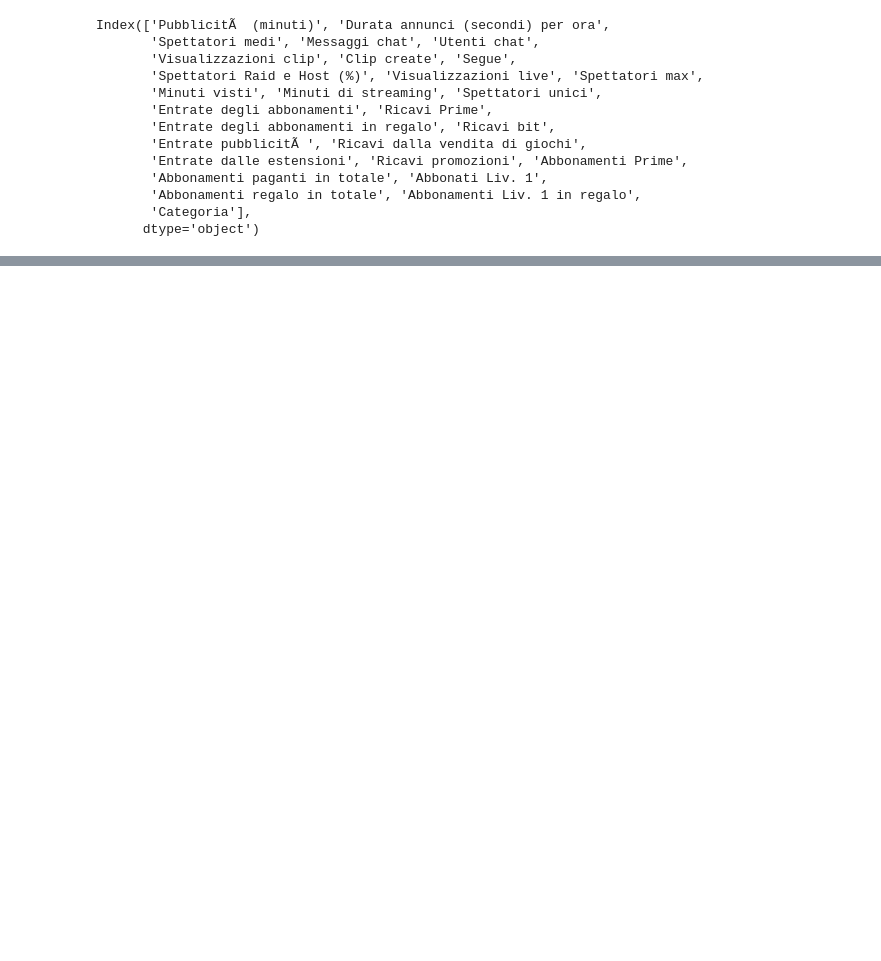
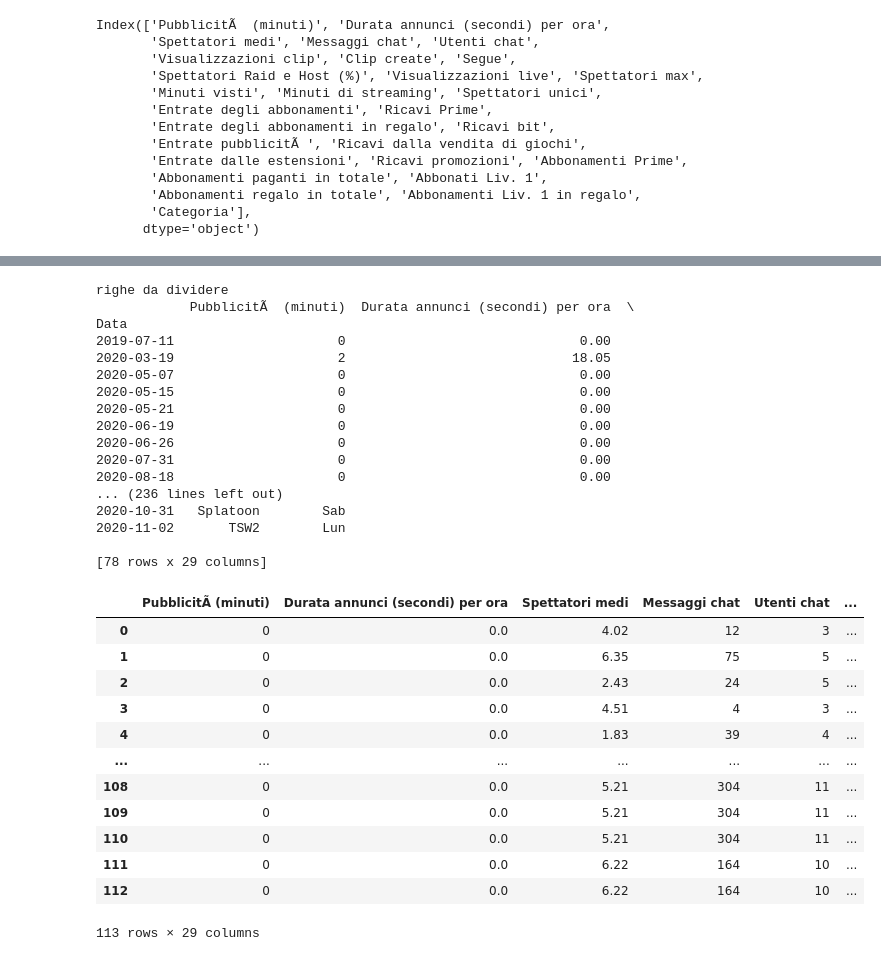
Before and after one commit to inghy/datascienceProject, a Jupyter notebook: Progetto.ipynb, the cells around one changed output, grey strips where cells are left out. Cells and saved outputs as stored; diff of their text form; code cells hidden in the pictures; blank space fills up the shorter version.

Commit message:
eseguito lavoro da macellaio

```diff
--- a/Progetto.ipynb
+++ b/Progetto.ipynb
@@ -93,3 +92,63 @@ fig = px.pie(dfStr[dfStr["Categoria"].notnull()],values="Minuti di streaming",na
 fig.show()
 # %% [output]
 [interactive output not drawn]
+# %%
+#inizio lavoro da macellaio
+dfMac =dfStr[dfStr["Categoria"].notnull()]
+
+mask =dfMac["Categoria"].str.count("-")>0
+print("righe da dividere")
+print(listOfRows)
+listOfRows = dfMac[mask]
+
+print("righe buone")
+dfMac = dfMac[ np.invert(mask)]
+print(dfMac)
+
+for i in range(len(listOfRows)):
+    row = listOfRows.iloc[[i]]
+
+    categories = row["Categoria"].str.split("-",expand=True)
+
+    for ind in range(len(categories.columns)):
+        newRow = row.copy()
+        newRow['Categoria'] =  categories[ind].str.strip()
+      #  newRow["PubblicitÃ  (minuti)"] = newRow["PubblicitÃ  (minuti)"]/len(categories)
+        newRow["Durata annunci (secondi) per ora"] = newRow["Durata annunci (secondi) per ora"]/len(categories)
+       # newRow["Minuti Visti"]  = newRow["Minuti Visti"]/len(categories)
+       # newRow["minuti di streaming"] = newRow["minuti di streaming"]/len(categories)
+        dfMac = dfMac.append(newRow,ignore_index=True)
+
+        #le parti commentate sono così perchè mi danno un errore strano
+dfMac
+# %% [output]
+righe da dividere
+            PubblicitÃ  (minuti)  Durata annunci (secondi) per ora  \
+Data
+2019-07-11                     0                              0.00
+2020-03-19                     2                             18.05
+2020-05-07                     0                              0.00
+2020-05-15                     0                              0.00
+2020-05-21                     0                              0.00
+2020-06-19                     0                              0.00
+2020-06-26                     0                              0.00
+2020-07-31                     0                              0.00
+2020-08-18                     0                              0.00
+... (236 lines left out)
+2020-10-31   Splatoon        Sab
+2020-11-02       TSW2        Lun
+
+[78 rows x 29 columns]
+|  | PubblicitÃ (minuti) | Durata annunci (secondi) per ora | Spettatori medi | Messaggi chat | Utenti chat | ... |
+| 0 | 0 | 0.0 | 4.02 | 12 | 3 | ... |
+| 1 | 0 | 0.0 | 6.35 | 75 | 5 | ... |
+| 2 | 0 | 0.0 | 2.43 | 24 | 5 | ... |
+| 3 | 0 | 0.0 | 4.51 | 4 | 3 | ... |
+| 4 | 0 | 0.0 | 1.83 | 39 | 4 | ... |
+| ... | ... | ... | ... | ... | ... | ... |
+| 108 | 0 | 0.0 | 5.21 | 304 | 11 | ... |
+| 109 | 0 | 0.0 | 5.21 | 304 | 11 | ... |
+| 110 | 0 | 0.0 | 5.21 | 304 | 11 | ... |
+| 111 | 0 | 0.0 | 6.22 | 164 | 10 | ... |
+| 112 | 0 | 0.0 | 6.22 | 164 | 10 | ... |
+113 rows × 29 columns
```
Also changed, not shown: parts of 2 cells of this notebook.
